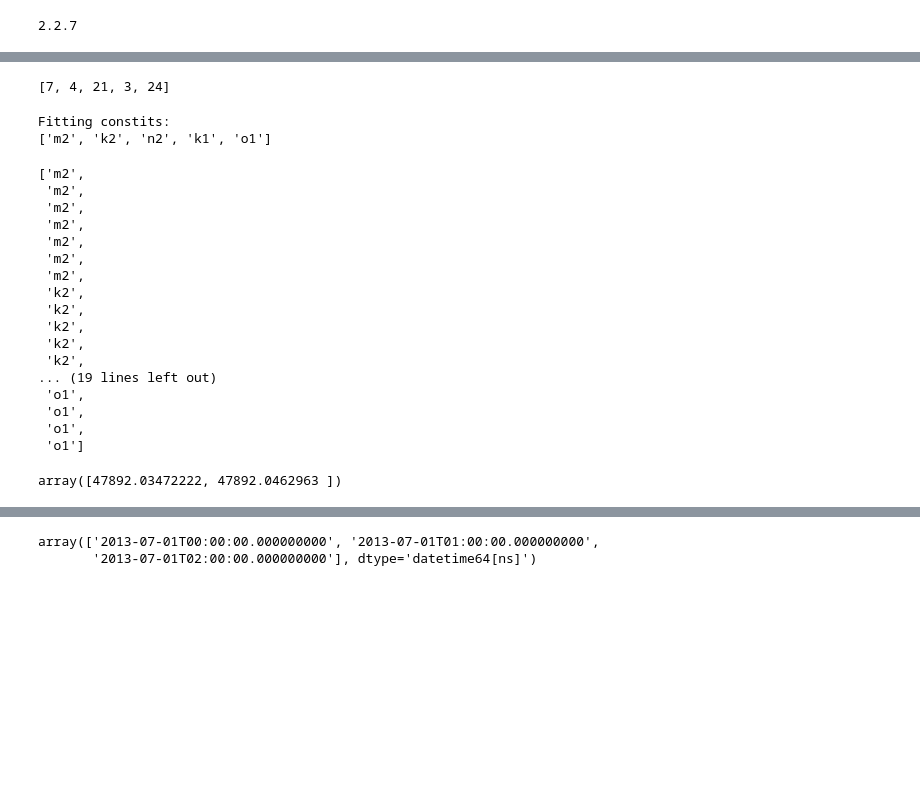
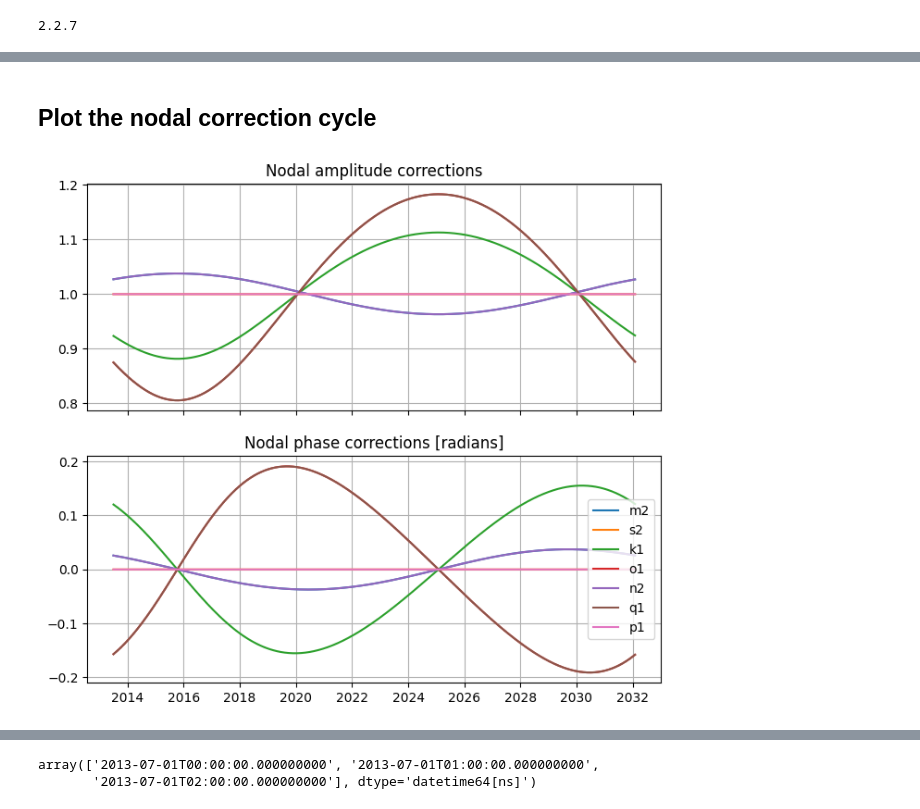
Before and after one commit to williamedge/iwatlas, a Jupyter notebook: sandpit/test_pyTMD_fits.ipynb, the cells around one changed output, grey strips where cells are left out. Drawn from its saved outputs; the diff is of its cells as text; code cells hidden in the pictures; blank space fills up the shorter version.

```diff
--- a/sandpit/test_pyTMD_fits.ipynb
+++ b/sandpit/test_pyTMD_fits.ipynb
@@ -83,39 +38,15 @@ array([1.35240497e-04, 1.32954498e-04, 7.55603616e-05, 7.29211586e-05,
 # %%
-constis_float = np.array([1.405189e-04, 1.454441e-04, 1.378797e-04, 7.292116e-05, 6.759774e-05])
+# # This is for matching iwatlas constits - ignore
+# constis_float = np.array([1.405189e-04, 1.454441e-04, 1.378797e-04, 7.292116e-05, 6.759774e-05])
 
-# Find where tmd constits equal float constits
-matching_indices = [np.where(np.isclose(constits_tmd, cf, atol=1e-6))[0][0] for cf in constis_float]
-matching_indices
+# # Find where tmd constits equal float constits
+# matching_indices = [np.where(np.isclose(constits_tmd, cf, atol=1e-6))[0][0] for cf in constis_float]
+
+# print('Fitting constits:')
+# print([default_fes_constituents[i] for i in matching_indices])
+
+# ssh_constits_str = [default_fes_constituents[i] for i in matching_indices]
+
+# # Repeat each entry n times
+# n = 7
+# ssh_constits_str_full = [item for item in ssh_constits_str for _ in range(n)]
-# %% [output]
-[7, 4, 21, 3, 24]
-# %%
-print('Fitting constits:')
-print([default_fes_constituents[i] for i in matching_indices])
-# %% [output]
-Fitting constits:
-['m2', 'k2', 'n2', 'k1', 'o1']
-# %%
-ssh_constits_str = [default_fes_constituents[i] for i in matching_indices]
-
-# Repeat each entry n times
-n = 7
-ssh_constits_str_full = [item for item in ssh_constits_str for _ in range(n)]
-ssh_constits_str_full
-# %% [output]
-['m2',
- 'm2',
- 'm2',
- 'm2',
- 'm2',
- 'm2',
- 'm2',
- 'k2',
- 'k2',
- 'k2',
- 'k2',
- 'k2',
-... (19 lines left out)
- 'o1',
- 'o1',
- 'o1',
- 'o1']
@@ -124 +53,21 @@ ssh_constits_str_full
+# %% [markdown]
+## Plot the nodal correction cycle
+# %%
+delta_time = np.arange(365*18.6)*timescale.time._to_sec['day']
+ts = timescale.from_deltatime(delta_time, epoch=(2013,7,1,0,0,0))
+
+pu, pf, G = pyTMD.arguments.arguments(ts.MJD, constituents=constituents_lower, corrections="FES")
+
+fig, ax = plt.subplots(2,1, figsize=(8,7), sharex=True)
+[ax[0].plot(ts.to_datetime(), pf[:,i], label=constituents_lower[i]) for i in range(len(constituents_lower))]
+
+[ax[1].plot(ts.to_datetime(), pu[:,i], label=constituents_lower[i]) for i in range(len(constituents_lower))]
+
+ax[0].set_title('Nodal amplitude corrections')
+ax[1].set_title('Nodal phase corrections [radians]')
+ax[1].legend()
+for x in ax:
+    x.grid()
+# %% [output]
+[figure, added]
 # %%
@@ -127,7 +76,3 @@ t = x.astype('timedelta64[s]') + np.datetime64('1990-01-01 00:00:00')
-# %%
-timescale.from_datetime(t).MJD
-# %% [output]
-array([47892.03472222, 47892.0462963 ])
 # %%
 # Unzip the FES2022 XZ files
 import lzma
```
Also changed, not shown: parts of 42 cells of this notebook, 2 other files.
